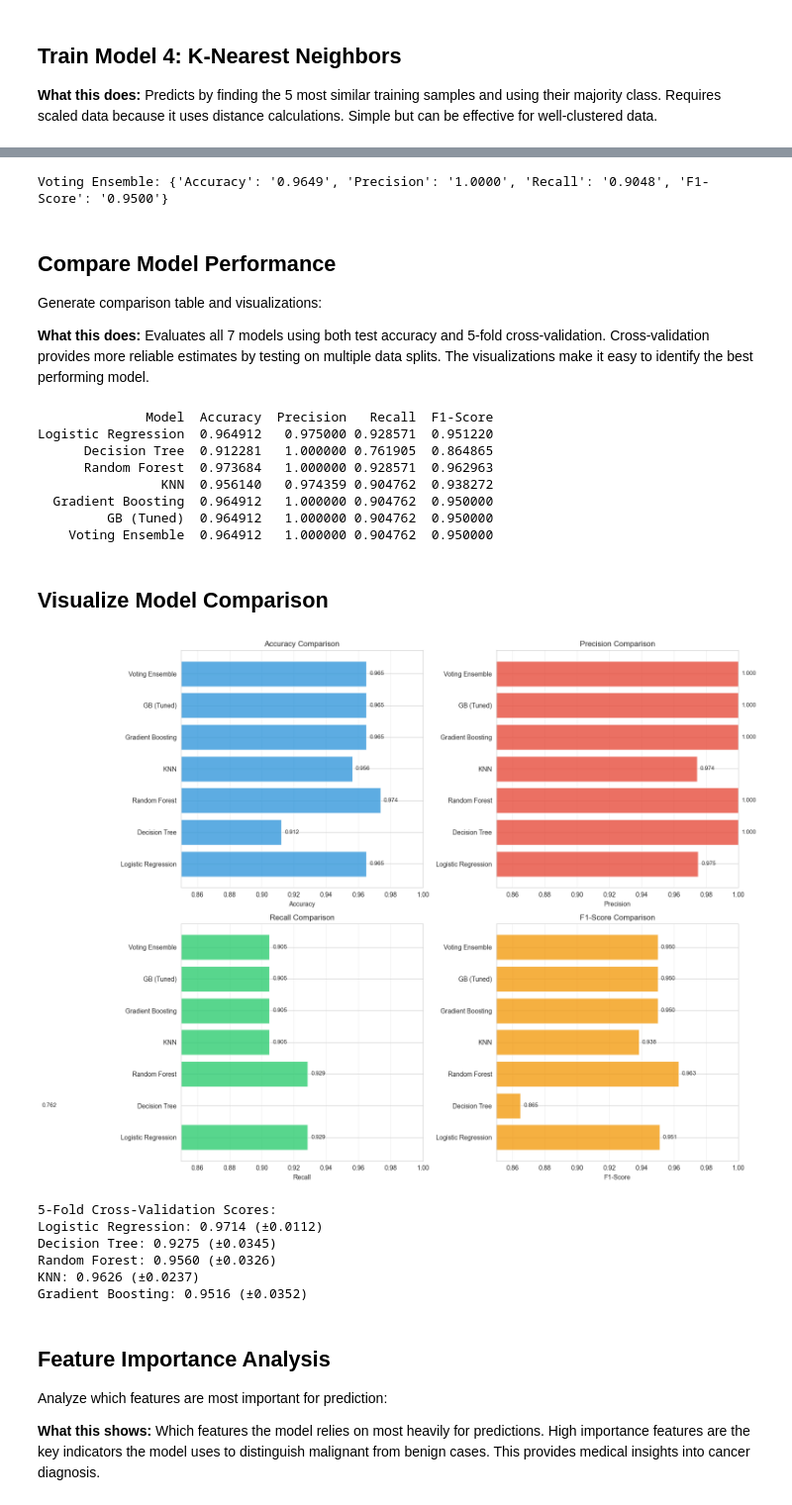
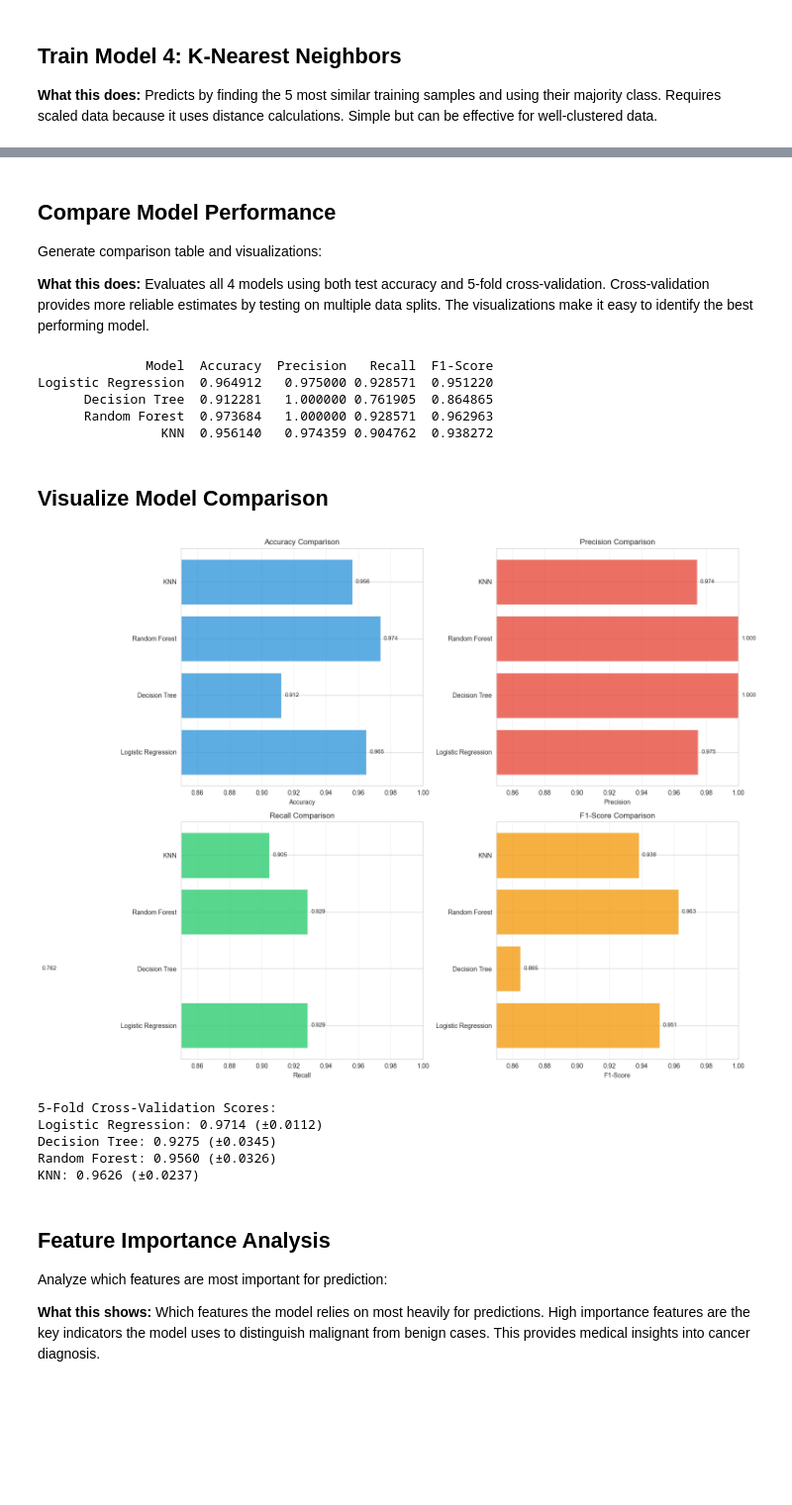
Before and after one commit to Seifamrebeid/Ai-Project, a Jupyter notebook: code/breastCancerML.ipynb, the cells around one changed output, grey strips where cells are left out. Shown at 99% size. Drawn from its saved outputs; the diff is of its cells as text; code cells hidden in the pictures; blank space fills up the shorter version.

```diff
--- a/code/breastCancerML.ipynb
+++ b/code/breastCancerML.ipynb
@@ -703,15 +709,0 @@ print("K-Nearest Neighbors:", {k: f"{v:.4f}" for k, v in knn_metrics.items()})
-# %%
-from sklearn.ensemble import GradientBoostingClassifier
-
-gb = GradientBoostingClassifier(
-    n_estimators=100,
-    learning_rate=0.1,
-    max_depth=3,
-    min_samples_split=10,
-    min_samples_leaf=5,
-    random_state=42
-)
-gb.fit(X_train, y_train)
-
-gb_metrics = evaluate_model(gb, X_test, y_test)
-print("Gradient Boosting:", {k: f"{v:.4f}" for k, v in gb_metrics.items()})
@@ -763,34 +710,16 @@ Combines Gradient Boosting (50%), Random Forest (25%), and Logistic Regression (
-# %%
-from sklearn.ensemble import VotingClassifier
-
-voting = VotingClassifier(
-    estimators=[
-        ('gb', gb),
-        ('rf', rf),
-        ('lr', lr)
-    ],
-    voting='soft',
-    weights=[2, 1, 1]
-)
-voting.fit(X_train_scaled, y_train)
-
-voting_metrics = evaluate_model(voting, X_test_scaled, y_test)
-print("Voting Ensemble:", {k: f"{v:.4f}" for k, v in voting_metrics.items()})
-# %% [output]
-Voting Ensemble: {'Accuracy': '0.9649', 'Precision': '1.0000', 'Recall': '0.9048', 'F1-Score': '0.9500'}
 # %% [markdown]
 ## Compare Model Performance
 
 Generate comparison table and visualizations:
 
-**What this does:** Evaluates all 7 models using both test accuracy and 5-fold cross-validation. Cross-validation provides more reliable estimates by testing on multiple data splits. The visualizations make it easy to identify the best performing model.
+**What this does:** Evaluates all 4 models using both test accuracy and 5-fold cross-validation. Cross-validation provides more reliable estimates by testing on multiple data splits. The visualizations make it easy to identify the best performing model.
 # %%
 results = pd.DataFrame({
-    'Model': ['Logistic Regression', 'Decision Tree', 'Random Forest', 'KNN', 'Gradient Boosting', 'GB (Tuned)', 'Voting Ensemble'],
-    'Accuracy': [lr_metrics['Accuracy'], dt_metrics['Accuracy'], rf_metrics['Accuracy'], knn_metrics['Accuracy'], gb_metrics['Accuracy'], gb_tuned_metrics['Accuracy'], voting_metrics['Accuracy']],
-    'Precision': [lr_metrics['Precision'], dt_metrics['Precision'], rf_metrics['Precision'], knn_metrics['Precision'], gb_metrics['Precision'], gb_tuned_metrics['Precision'], voting_metrics['Precision']],
-    'Recall': [lr_metrics['Recall'], dt_metrics['Recall'], rf_metrics['Recall'], knn_metrics['Recall'], gb_metrics['Recall'], gb_tuned_metrics['Recall'], voting_metrics['Recall']],
-    'F1-Score': [lr_metrics['F1-Score'], dt_metrics['F1-Score'], rf_metrics['F1-Score'], knn_metrics['F1-Score'], gb_metrics['F1-Score'], gb_tuned_metrics['F1-Score'], voting_metrics['F1-Score']]
+    'Model': ['Logistic Regression', 'Decision Tree', 'Random Forest', 'KNN'],
+    'Accuracy': [lr_metrics['Accuracy'], dt_metrics['Accuracy'], rf_metrics['Accuracy'], knn_metrics['Accuracy']],
+    'Precision': [lr_metrics['Precision'], dt_metrics['Precision'], rf_metrics['Precision'], knn_metrics['Precision']],
+    'Recall': [lr_metrics['Recall'], dt_metrics['Recall'], rf_metrics['Recall'], knn_metrics['Recall']],
+    'F1-Score': [lr_metrics['F1-Score'], dt_metrics['F1-Score'], rf_metrics['F1-Score'], knn_metrics['F1-Score']]
 })
 
 print(results.to_string(index=False))
@@ -800,9 +729,6 @@ Logistic Regression  0.964912   0.975000 0.928571  0.951220
       Decision Tree  0.912281   1.000000 0.761905  0.864865
       Random Forest  0.973684   1.000000 0.928571  0.962963
                 KNN  0.956140   0.974359 0.904762  0.938272
-  Gradient Boosting  0.964912   1.000000 0.904762  0.950000
-         GB (Tuned)  0.964912   1.000000 0.904762  0.950000
-    Voting Ensemble  0.964912   1.000000 0.904762  0.950000
 # %% [markdown]
 ## Visualize Model Comparison
 # %%
@@ -814,41 +740,39 @@ colors = ['#3498db', '#e74c3c', '#2ecc71', '#f39c12']
 for idx, metric in enumerate(metrics):
     ax = axes[idx // 2, idx % 2]
     bars = ax.barh(results['Model'], results[metric], color=colors[idx], alpha=0.8)
     ax.set_xlabel(metric)
     ax.set_title(f'{metric} Comparison')
     ax.set_xlim([0.85, 1.0])
     ax.grid(axis='x', alpha=0.3)
 
     for i, bar in enumerate(bars):
         width = bar.get_width()
         ax.text(width + 0.002, bar.get_y() + bar.get_height()/2,
                 f'{width:.3f}', ha='left', va='center', fontsize=9)
 
 plt.tight_layout()
 plt.show()
 
 from sklearn.model_selection import cross_val_score
 
 print("\n5-Fold Cross-Validation Scores:")
 models_dict = {
     'Logistic Regression': (lr, X_train_scaled),
     'Decision Tree': (dt, X_train),
     'Random Forest': (rf, X_train),
     'KNN': (knn, X_train_scaled),
-    'Gradient Boosting': (gb, X_train)
 }
 
 for name, (model, X_data) in models_dict.items():
     scores = cross_val_score(model, X_data, y_train, cv=5, scoring='accuracy')
     print(f"{name}: {scores.mean():.4f} (±{scores.std():.4f})")
 # %% [output]
-[figure, old version]
+[figure, new version]
 5-Fold Cross-Validation Scores:
 Logistic Regression: 0.9714 (±0.0112)
 Decision Tree: 0.9275 (±0.0345)
 Random Forest: 0.9560 (±0.0326)
 KNN: 0.9626 (±0.0237)
-Gradient Boosting: 0.9516 (±0.0352)
 # %% [markdown]
 ## Feature Importance Analysis
 
```
Also changed, not shown: parts of 29 cells of this notebook.
